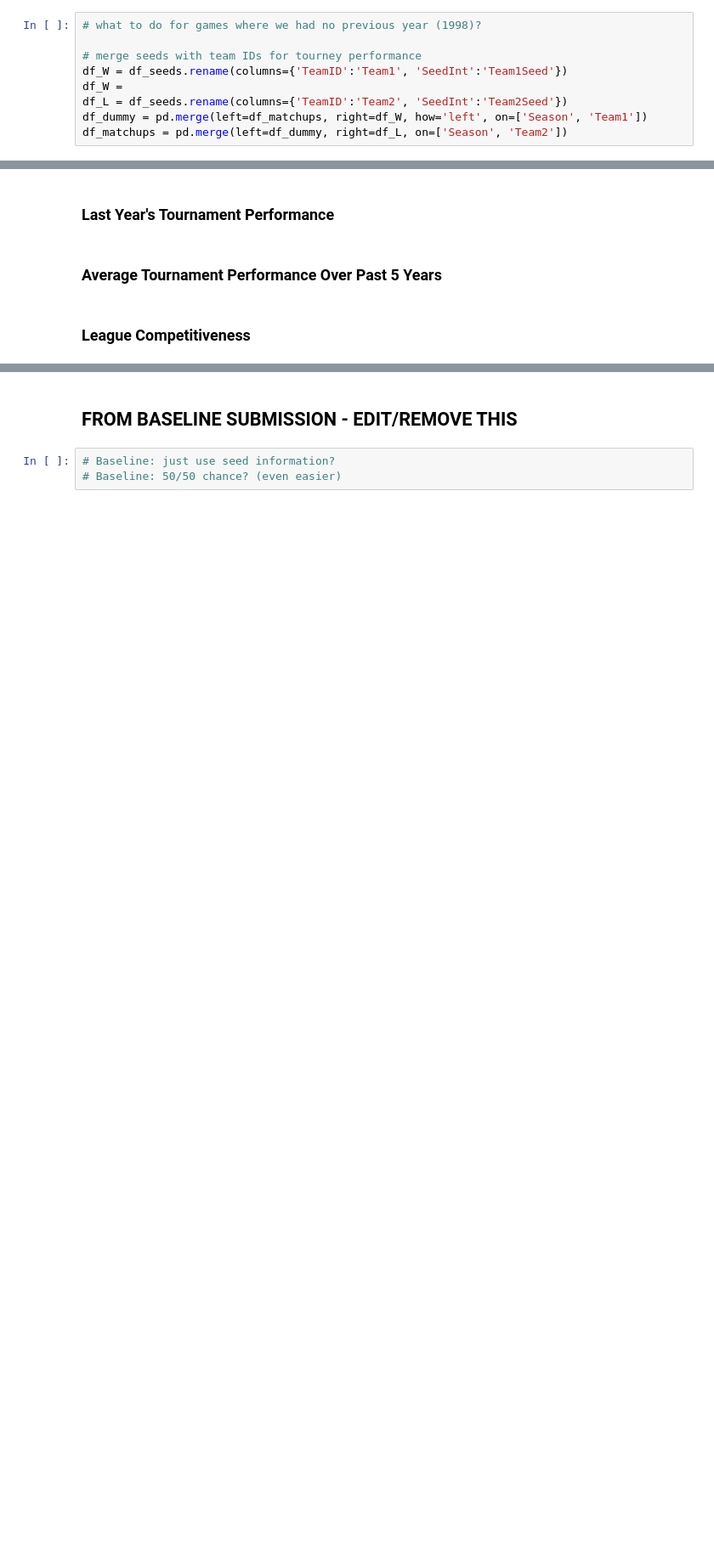
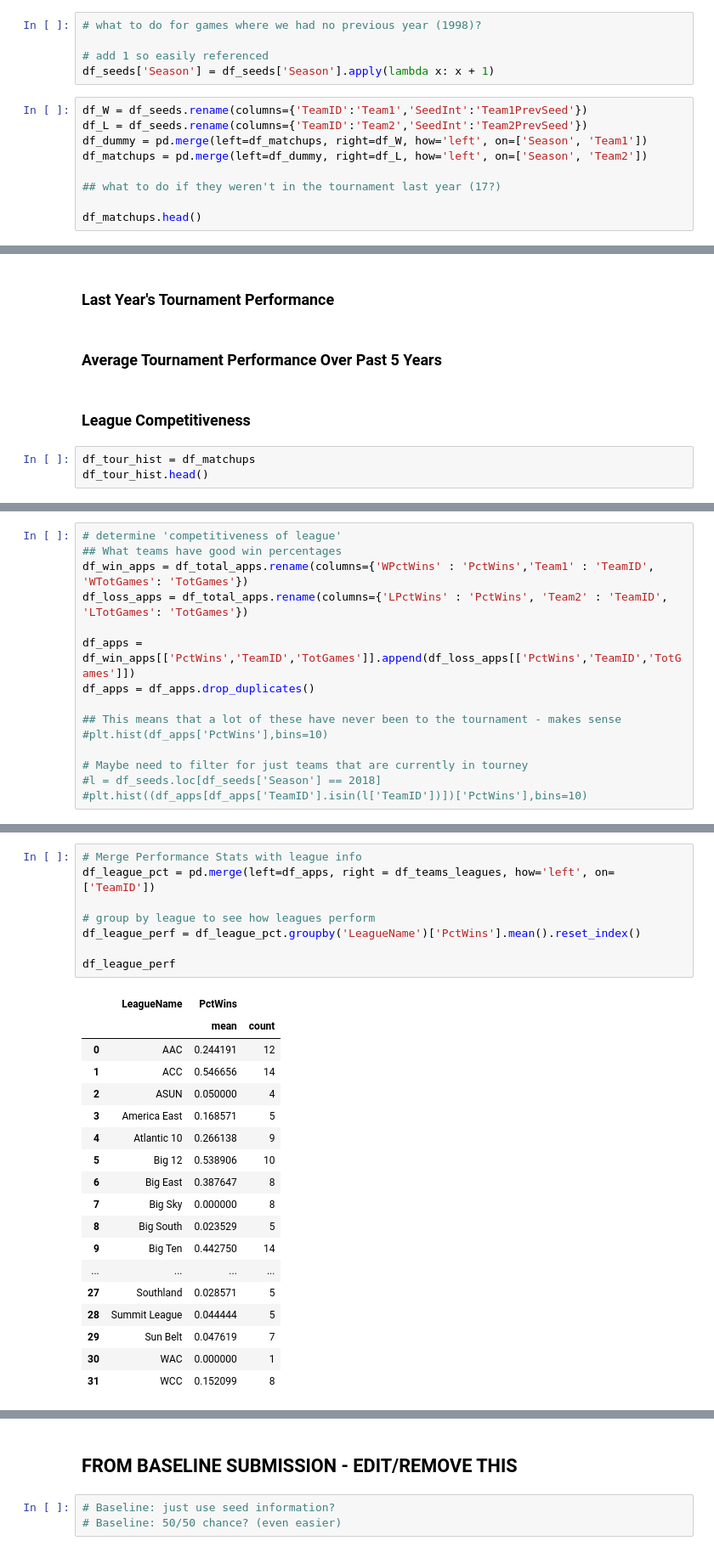
Before and after one commit to Dedomena-exerevnitis/mids-w207-kaggle, a Jupyter notebook: W207_Final_Features_JB.ipynb, the cells around one changed output, grey strips where cells are left out. Shown: that part at 85% size. Cells and saved outputs as stored; diff of their text form; blank space fills up the shorter version.

Commit message:
feature engineering - league performance

```diff
--- a/W207_Final_Features_JB.ipynb
+++ b/W207_Final_Features_JB.ipynb
@@ -103,9 +103,14 @@ df_matchups.tail()
+# %%
+# what to do for games where we had no previous year (1998)?
+
+# add 1 so easily referenced
+df_seeds['Season'] = df_seeds['Season'].apply(lambda x: x + 1)
 # %%
-# what to do for games where we had no previous year (1998)?
+df_W = df_seeds.rename(columns={'TeamID':'Team1','SeedInt':'Team1PrevSeed'})
+df_L = df_seeds.rename(columns={'TeamID':'Team2','SeedInt':'Team2PrevSeed'})
+df_dummy = pd.merge(left=df_matchups, right=df_W, how='left', on=['Season', 'Team1'])
+df_matchups = pd.merge(left=df_dummy, right=df_L, how='left', on=['Season', 'Team2'])
 
-# merge seeds with team IDs for tourney performance
-df_W = df_seeds.rename(columns={'TeamID':'Team1', 'SeedInt':'Team1Seed'})
-df_W =
-df_L = df_seeds.rename(columns={'TeamID':'Team2', 'SeedInt':'Team2Seed'})
-df_dummy = pd.merge(left=df_matchups, right=df_W, how='left', on=['Season', 'Team1'])
-df_matchups = pd.merge(left=df_dummy, right=df_L, on=['Season', 'Team2'])
+## what to do if they weren't in the tournament last year (17?)
+
+df_matchups.head()
@@ -117,3 +129,6 @@ df_matchups = pd.merge(left=df_dummy, right=df_L, on=['Season', 'Team2'])
 ### Average Tournament Performance Over Past 5 Years
 # %% [markdown]
 ### League Competitiveness
+# %%
+df_tour_hist = df_matchups
+df_tour_hist.head()
@@ -119,0 +172,15 @@ df_matchups = pd.merge(left=df_dummy, right=df_L, on=['Season', 'Team2'])
+# %%
+# determine 'competitiveness of league'
+## What teams have good win percentages
+df_win_apps = df_total_apps.rename(columns={'WPctWins' : 'PctWins','Team1' : 'TeamID', 'WTotGames': 'TotGames'})
+df_loss_apps = df_total_apps.rename(columns={'LPctWins' : 'PctWins', 'Team2' : 'TeamID', 'LTotGames': 'TotGames'})
+
+df_apps = df_win_apps[['PctWins','TeamID','TotGames']].append(df_loss_apps[['PctWins','TeamID','TotGames']])
+df_apps = df_apps.drop_duplicates()
+
+## This means that a lot of these have never been to the tournament - makes sense
+#plt.hist(df_apps['PctWins'],bins=10)
+
+# Maybe need to filter for just teams that are currently in tourney
+#l = df_seeds.loc[df_seeds['Season'] == 2018]
+#plt.hist((df_apps[df_apps['TeamID'].isin(l['TeamID'])])['PctWins'],bins=10)
@@ -119,0 +196,27 @@ df_matchups = pd.merge(left=df_dummy, right=df_L, on=['Season', 'Team2'])
+# %%
+# Merge Performance Stats with league info
+df_league_pct = pd.merge(left=df_apps, right = df_teams_leagues, how='left', on=['TeamID'])
+
+# group by league to see how leagues perform
+df_league_perf = df_league_pct.groupby('LeagueName')['PctWins'].mean().reset_index()
+
+df_league_perf
+# %% [output]
+|  | LeagueName | PctWins |  |
+|  |  | mean | count |
+| 0 | AAC | 0.244191 | 12 |
+| 1 | ACC | 0.546656 | 14 |
+| 2 | ASUN | 0.050000 | 4 |
+| 3 | America East | 0.168571 | 5 |
+| 4 | Atlantic 10 | 0.266138 | 9 |
+| 5 | Big 12 | 0.538906 | 10 |
+| 6 | Big East | 0.387647 | 8 |
+| 7 | Big Sky | 0.000000 | 8 |
+| 8 | Big South | 0.023529 | 5 |
+| 9 | Big Ten | 0.442750 | 14 |
+| ... | ... | ... | ... |
+| 27 | Southland | 0.028571 | 5 |
+| 28 | Summit League | 0.044444 | 5 |
+| 29 | Sun Belt | 0.047619 | 7 |
+| 30 | WAC | 0.000000 | 1 |
+| 31 | WCC | 0.152099 | 8 |
```
Also changed, not shown: parts of 11 cells of this notebook.
